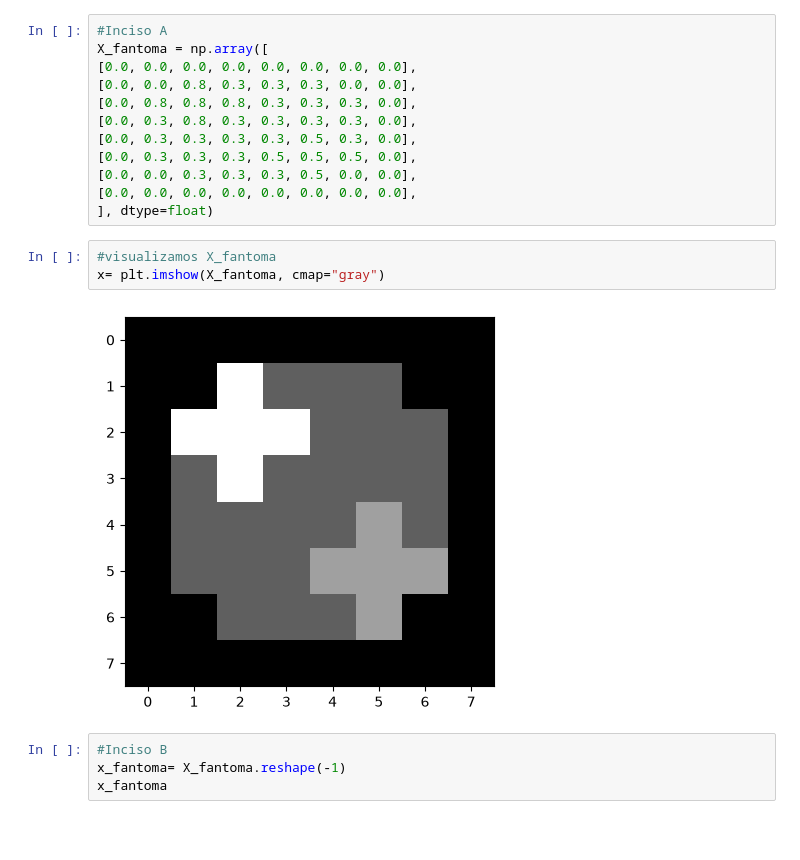
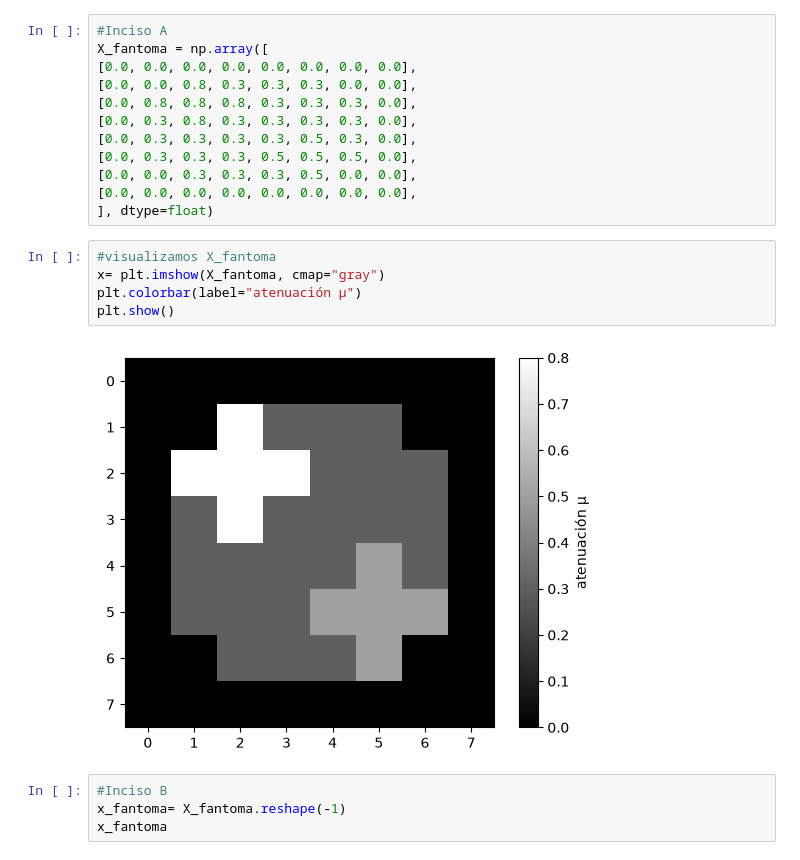
Before and after one commit to basmaxxx/metodos, a Jupyter notebook: TP1-Metodos.ipynb, the cells around one changed output. Drawn from its saved outputs; the diff is of its cells as text; blank space fills up the shorter version.

```diff
--- a/TP1-Metodos.ipynb
+++ b/TP1-Metodos.ipynb
@@ -21,8 +21,10 @@ X_fantoma = np.array([
 # %%
 #visualizamos X_fantoma
 x= plt.imshow(X_fantoma, cmap="gray")
+plt.colorbar(label="atenuación μ")
+plt.show()
 # %% [output]
-[figure, old version]
+[figure, new version]
 # %%
 #Inciso B
 x_fantoma= X_fantoma.reshape(-1)
```
Also changed, not shown: parts of 8 cells of this notebook.
